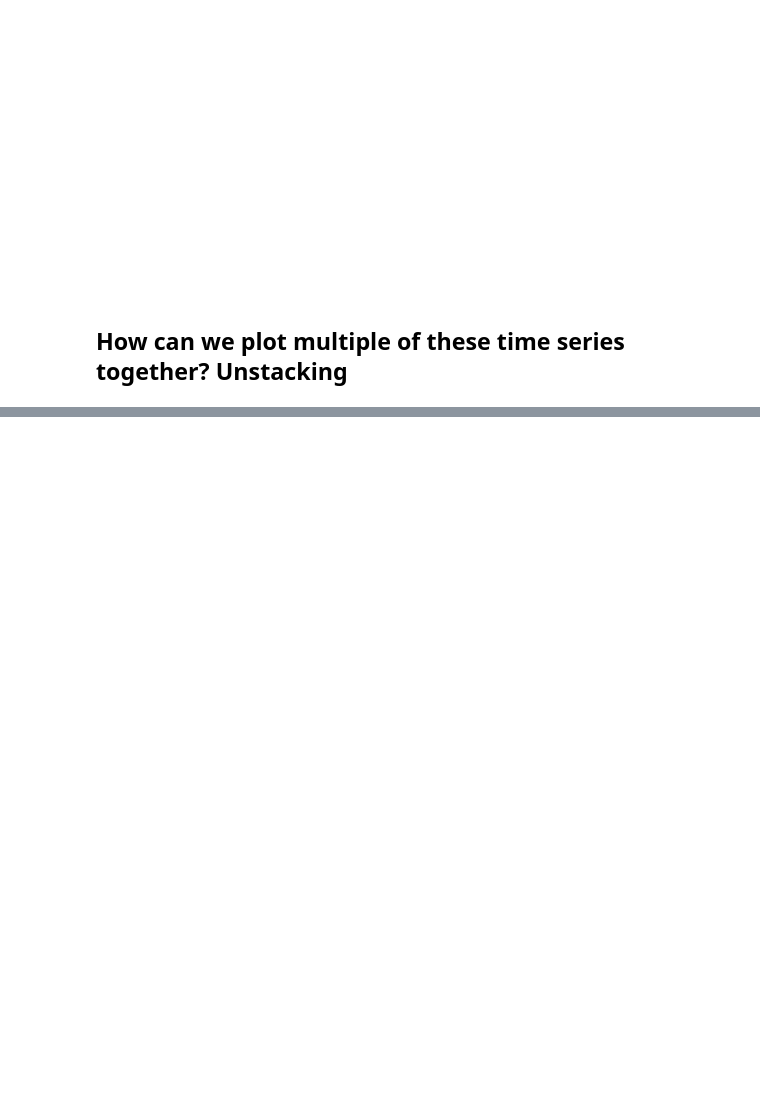
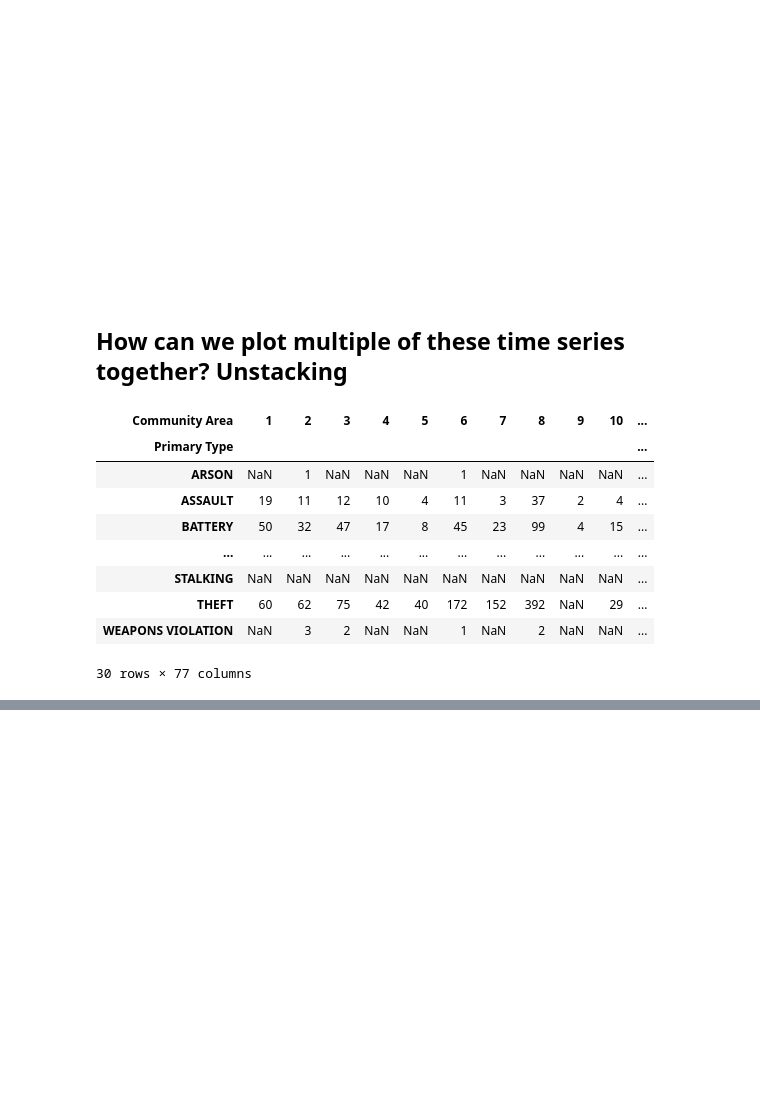
Before and after one commit to computationforpolicy/lecture-examples, a Jupyter notebook: 06_DataFrame_Operations.ipynb, the cells around one changed output, grey strips where cells are left out. Cells and saved outputs as stored; diff of their text form; code cells hidden in the pictures; blank space fills up the shorter version.

```diff
--- a/06_DataFrame_Operations.ipynb
+++ b/06_DataFrame_Operations.ipynb
@@ -122,6 +122,19 @@ dtype: float64
 # %% [markdown]
 <br><br><br><br><br><br><br><br><br><br><br><br><br><br><br><br><br>
 ## How can we plot multiple of these time series together? Unstacking
+# %%
+crimes.groupby(['Community Area', 'Primary Type'])['ID'].agg('count').unstack('Community Area')
+# %% [output]
+| Community Area | 1 | 2 | 3 | 4 | 5 | 6 | 7 | 8 | 9 | 10 | ... |
+| Primary Type |  |  |  |  |  |  |  |  |  |  | ... |
+| ARSON | NaN | 1 | NaN | NaN | NaN | 1 | NaN | NaN | NaN | NaN | ... |
+| ASSAULT | 19 | 11 | 12 | 10 | 4 | 11 | 3 | 37 | 2 | 4 | ... |
+| BATTERY | 50 | 32 | 47 | 17 | 8 | 45 | 23 | 99 | 4 | 15 | ... |
+| ... | ... | ... | ... | ... | ... | ... | ... | ... | ... | ... | ... |
+| STALKING | NaN | NaN | NaN | NaN | NaN | NaN | NaN | NaN | NaN | NaN | ... |
+| THEFT | 60 | 62 | 75 | 42 | 40 | 172 | 152 | 392 | NaN | 29 | ... |
+| WEAPONS VIOLATION | NaN | 3 | 2 | NaN | NaN | 1 | NaN | 2 | NaN | NaN | ... |
+30 rows × 77 columns
 # %%
 community_day_arrest_prop.unstack('Community Area')
 # %% [output]
```
Also changed, not shown: parts of 12 cells of this notebook, 3 other files.
